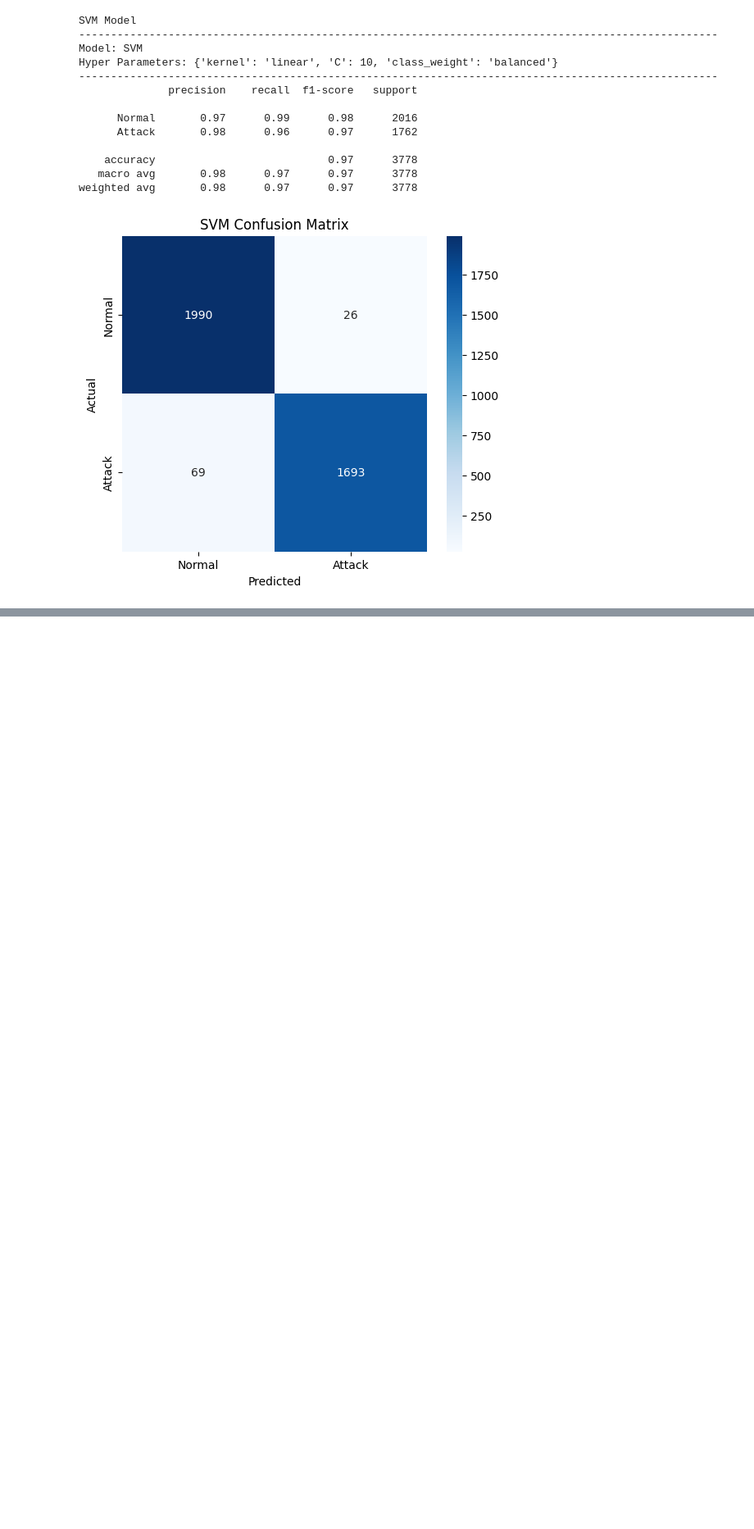
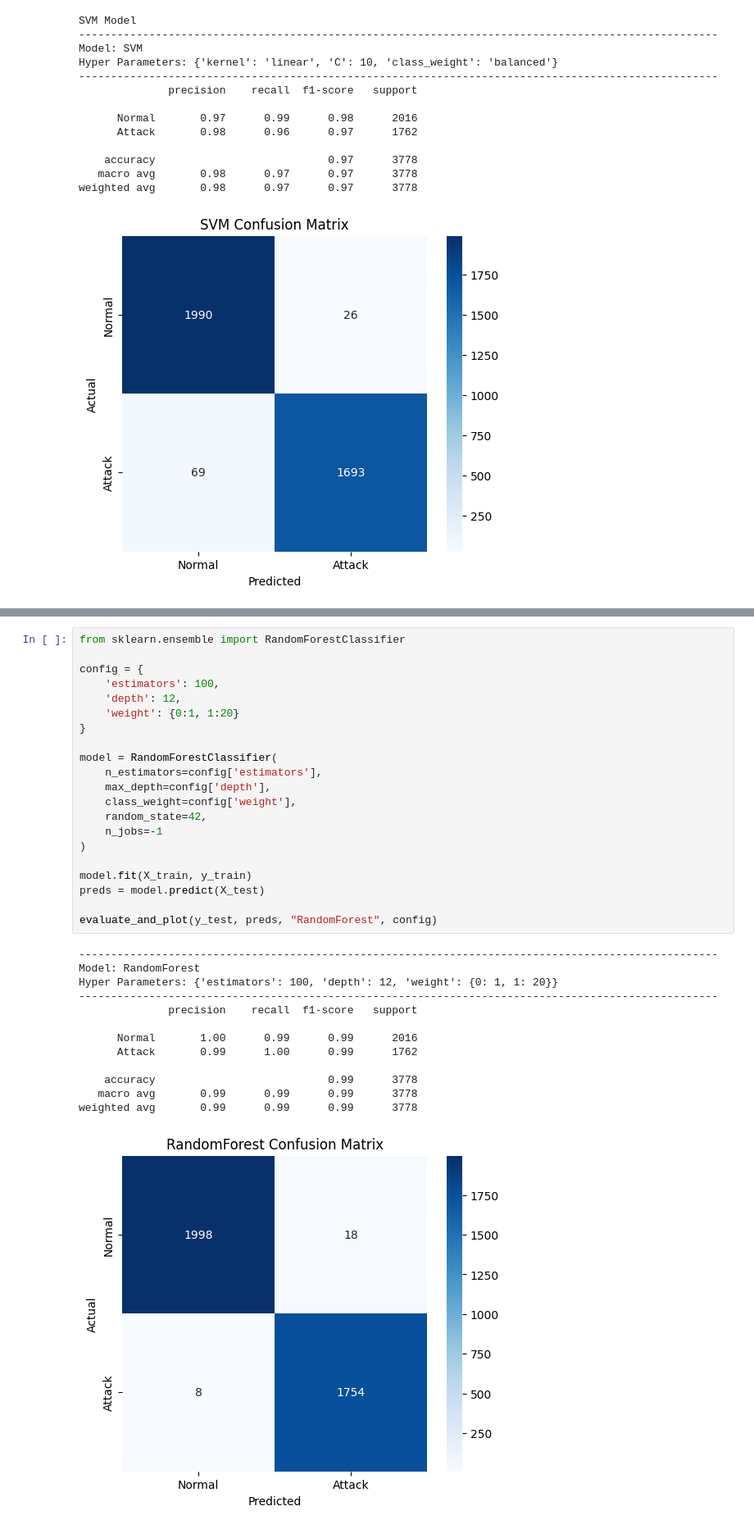
Before and after one commit to i-git-abhishek/NSL-KDD, a Jupyter notebook: Unified_all_models.ipynb, the cells around one changed output, grey strips where cells are left out. Shown at 82% size. Saved outputs shown, nothing was run; the diff lists cells and outputs as text; blank space fills up the shorter version.

```diff
--- a/Unified_all_models.ipynb
+++ b/Unified_all_models.ipynb
@@ -197,0 +230,35 @@ from sklearn import
+# %%
+from sklearn.ensemble import RandomForestClassifier
+
+config = {
+    'estimators': 100,
+    'depth': 12,
+    'weight': {0:1, 1:20}
+}
+
+model = RandomForestClassifier(
+    n_estimators=config['estimators'],
+    max_depth=config['depth'],
+    class_weight=config['weight'],
+    random_state=42,
+    n_jobs=-1
+)
+
+model.fit(X_train, y_train)
+preds = model.predict(X_test)
+
+evaluate_and_plot(y_test, preds, "RandomForest", config)
+# %% [output]
+----------------------------------------------------------------------------------------------------
+Model: RandomForest
+Hyper Parameters: {'estimators': 100, 'depth': 12, 'weight': {0: 1, 1: 20}}
+----------------------------------------------------------------------------------------------------
+              precision    recall  f1-score   support
+
+      Normal       1.00      0.99      0.99      2016
+      Attack       0.99      1.00      0.99      1762
+
+    accuracy                           0.99      3778
+   macro avg       0.99      0.99      0.99      3778
+weighted avg       0.99      0.99      0.99      3778
+[figure, added]
```
Also changed, not shown: parts of 2 cells of this notebook.
